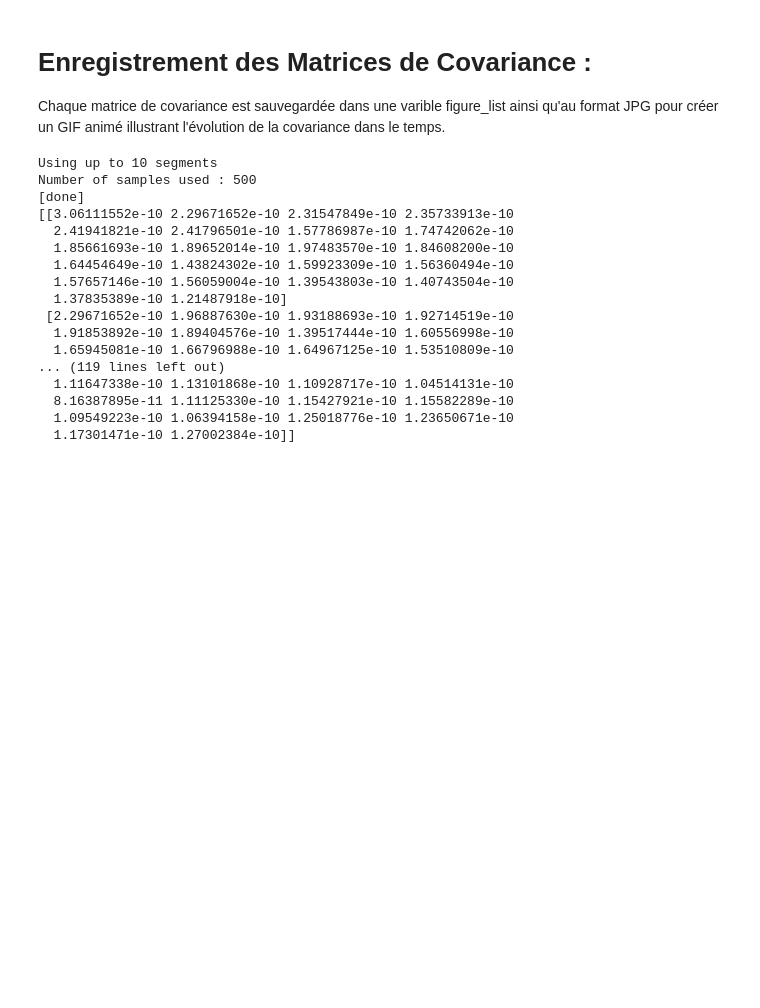
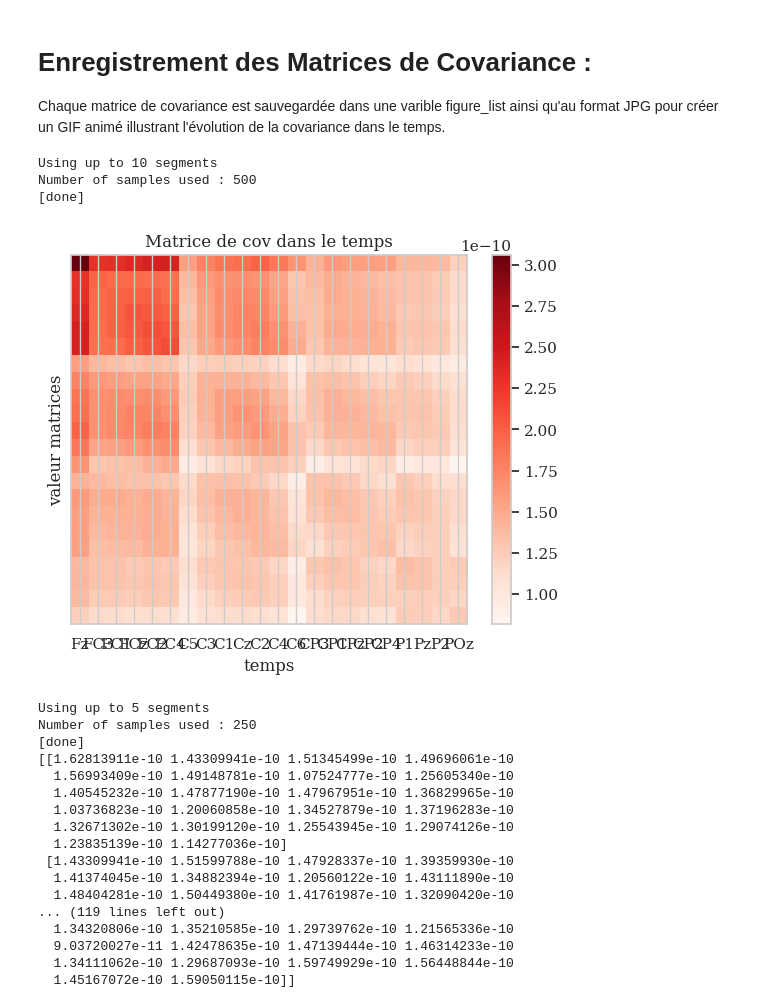
Before and after one commit to ToumiAdel/project, a Jupyter notebook: Covariance/Ain_temouchent.ipynb, the cells around one changed output. Cells and saved outputs as stored; diff of their text form; code cells hidden in the pictures; blank space fills up the shorter version.

```diff
--- a/Covariance/Ain_temouchent.ipynb
+++ b/Covariance/Ain_temouchent.ipynb
@@ -94,7 +93,7 @@ import imageio as iio
 import matplotlib.pyplot as plt
 # %%
 import matplotlib.pyplot as plt
-def afficher_cov_temp(matrice, t_liste=[]):
+def afficher_cov_temp(matrice, t_list=[]):
     plt.imshow(matrice, cmap='Reds', aspect='auto')
     plt.xticks(np.arange(len(t_list)), t_list)
     plt.yticks([])
@@ -103,26 +102,34 @@ def afficher_cov_temp(matrice, t_liste=[]):
     plt.ylabel("valeur matrices")
     plt.colorbar()  # Ajouter une barre de couleur pour la référence
     plt.show()
+# %%
+t_list= ['Fz', 'FC3', 'FC1', 'FCz', 'FC2', 'FC4', 'C5', 'C3', 'C1', 'Cz', 'C2', 'C4', 'C6', 'CP3', 'CP1', 'CPz', 'CP2', 'CP4', 'P1', 'Pz', 'P2', 'POz']
+afficher_cov_temp(mne.compute_raw_covariance(raw, tmin=0, tmax=2, method='empirical').data,t_list)
+# %% [output]
+Using up to 10 segments
+Number of samples used : 500
+[done]
+[figure, added]
 # %%
-print(mne.compute_raw_covariance(raw, tmin=0, tmax=2, method='empirical').data)
+print(mne.compute_raw_covariance(raw, tmin=0, tmax=1, method='empirical').data)
 # %% [output]
-Using up to 10 segments
-Number of samples used : 500
+Using up to 5 segments
+Number of samples used : 250
 [done]
-[[3.06111552e-10 2.29671652e-10 2.31547849e-10 2.35733913e-10
-  2.41941821e-10 2.41796501e-10 1.57786987e-10 1.74742062e-10
-  1.85661693e-10 1.89652014e-10 1.97483570e-10 1.84608200e-10
-  1.64454649e-10 1.43824302e-10 1.59923309e-10 1.56360494e-10
-  1.57657146e-10 1.56059004e-10 1.39543803e-10 1.40743504e-10
-  1.37835389e-10 1.21487918e-10]
- [2.29671652e-10 1.96887630e-10 1.93188693e-10 1.92714519e-10
-  1.91853892e-10 1.89404576e-10 1.39517444e-10 1.60556998e-10
-  1.65945081e-10 1.66796988e-10 1.64967125e-10 1.53510809e-10
+[[1.62813911e-10 1.43309941e-10 1.51345499e-10 1.49696061e-10
+  1.56993409e-10 1.49148781e-10 1.07524777e-10 1.25605340e-10
+  1.40545232e-10 1.47877190e-10 1.47967951e-10 1.36829965e-10
+  1.03736823e-10 1.20060858e-10 1.34527879e-10 1.37196283e-10
+  1.32671302e-10 1.30199120e-10 1.25543945e-10 1.29074126e-10
+  1.23835139e-10 1.14277036e-10]
+ [1.43309941e-10 1.51599788e-10 1.47928337e-10 1.39359930e-10
+  1.41374045e-10 1.34882394e-10 1.20560122e-10 1.43111890e-10
+  1.48404281e-10 1.50449380e-10 1.41761987e-10 1.32090420e-10
 ... (119 lines left out)
-  1.11647338e-10 1.13101868e-10 1.10928717e-10 1.04514131e-10
-  8.16387895e-11 1.11125330e-10 1.15427921e-10 1.15582289e-10
-  1.09549223e-10 1.06394158e-10 1.25018776e-10 1.23650671e-10
-  1.17301471e-10 1.27002384e-10]]
+  1.34320806e-10 1.35210585e-10 1.29739762e-10 1.21565336e-10
+  9.03720027e-11 1.42478635e-10 1.47139444e-10 1.46314233e-10
+  1.34111062e-10 1.29687093e-10 1.59749929e-10 1.56448844e-10
+  1.45167072e-10 1.59050115e-10]]
 # %%
 import matplotlib.pyplot as plt
 import mne
```
Also changed, not shown: parts of 15 cells of this notebook, 1 other file.
